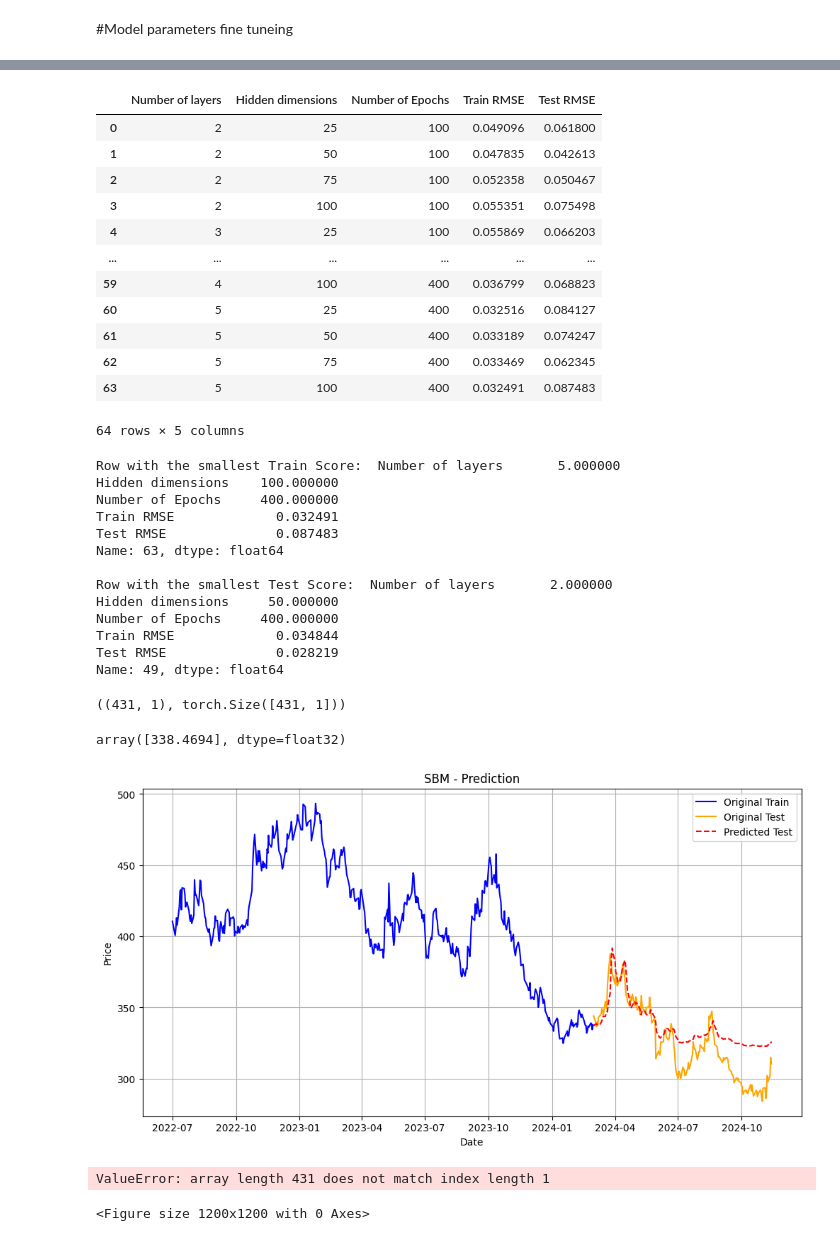
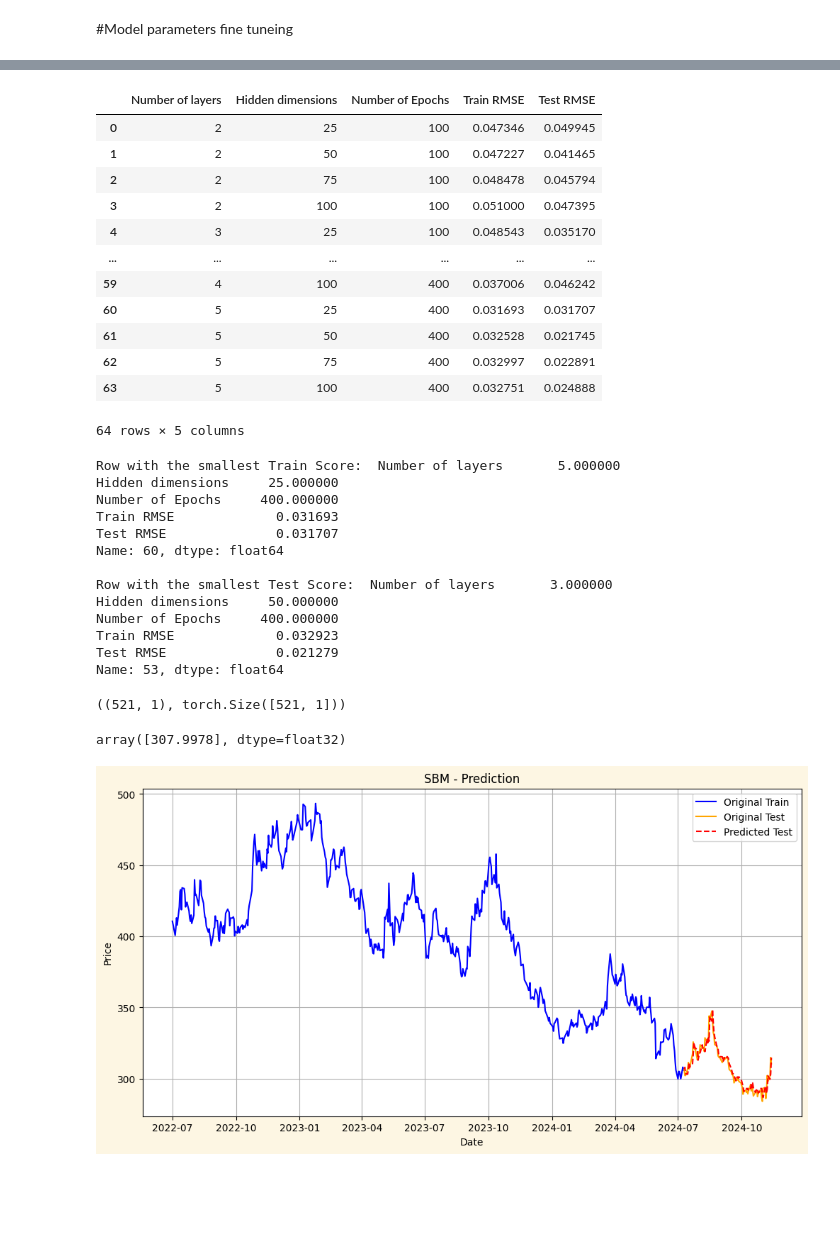
Before and after one commit to suhaodatascichem/Soybean-Meal-price, a Jupyter notebook: Soybean meal.ipynb, the cells around one changed output, grey strips where cells are left out. Drawn from its saved outputs; the diff is of its cells as text; code cells hidden in the pictures; blank space fills up the shorter version.

```diff
--- a/Soybean meal.ipynb
+++ b/Soybean meal.ipynb
@@ -110,7 +110,7 @@ def train_test_prep(series, x_variables, y_variables,  window_size, test_size):
   return [train_x, train_y, test_x, test_y]
 # %%
 ws = 30
-test_size = 180
+test_size = 90
 # %%
 x_train, y_train, x_test, y_test = train_test_prep(df, ["Price"],["Price"], ws,test_size)
 # %%
@@ -314,17 +314,17 @@ summary_df = pd.DataFrame(summary)
 summary_df
 # %% [output]
 |  | Number of layers | Hidden dimensions | Number of Epochs | Train RMSE | Test RMSE |
-| 0 | 2 | 25 | 100 | 0.049096 | 0.061800 |
-| 1 | 2 | 50 | 100 | 0.047835 | 0.042613 |
-| 2 | 2 | 75 | 100 | 0.052358 | 0.050467 |
-| 3 | 2 | 100 | 100 | 0.055351 | 0.075498 |
-| 4 | 3 | 25 | 100 | 0.055869 | 0.066203 |
+| 0 | 2 | 25 | 100 | 0.047346 | 0.049945 |
+| 1 | 2 | 50 | 100 | 0.047227 | 0.041465 |
+| 2 | 2 | 75 | 100 | 0.048478 | 0.045794 |
+| 3 | 2 | 100 | 100 | 0.051000 | 0.047395 |
+| 4 | 3 | 25 | 100 | 0.048543 | 0.035170 |
 | ... | ... | ... | ... | ... | ... |
-| 59 | 4 | 100 | 400 | 0.036799 | 0.068823 |
-| 60 | 5 | 25 | 400 | 0.032516 | 0.084127 |
-| 61 | 5 | 50 | 400 | 0.033189 | 0.074247 |
-| 62 | 5 | 75 | 400 | 0.033469 | 0.062345 |
-| 63 | 5 | 100 | 400 | 0.032491 | 0.087483 |
+| 59 | 4 | 100 | 400 | 0.037006 | 0.046242 |
+| 60 | 5 | 25 | 400 | 0.031693 | 0.031707 |
+| 61 | 5 | 50 | 400 | 0.032528 | 0.021745 |
+| 62 | 5 | 75 | 400 | 0.032997 | 0.022891 |
+| 63 | 5 | 100 | 400 | 0.032751 | 0.024888 |
 64 rows × 5 columns
 # %%
 train_min_idx = summary_df['Train RMSE'].idxmin()
@@ -339,23 +339,23 @@ print("Row with the smallest Train Score: ", train_min_row)
 print("\nRow with the smallest Test Score: ", test_min_row)
 # %% [output]
 Row with the smallest Train Score:  Number of layers       5.000000
-Hidden dimensions    100.000000
+Hidden dimensions     25.000000
 Number of Epochs     400.000000
-Train RMSE             0.032491
-Test RMSE              0.087483
-Name: 63, dtype: float64
+Train RMSE             0.031693
+Test RMSE              0.031707
+Name: 60, dtype: float64
 
-Row with the smallest Test Score:  Number of layers       2.000000
+Row with the smallest Test Score:  Number of layers       3.000000
 Hidden dimensions     50.000000
 Number of Epochs     400.000000
-Train RMSE             0.034844
-Test RMSE              0.028219
-Name: 49, dtype: float64
+Train RMSE             0.032923
+Test RMSE              0.021279
+Name: 53, dtype: float64
 # %%
 #from the above result, choose below parameters as the best
 input_dim = 1
-hidden_dim = 75
-num_layers = 4
+hidden_dim = 50
+num_layers = 3
 output_dim = 1
 num_epochs = 400
 dropout_rate = 0.3
@@ -364,7 +364,7 @@ y_train_pred, y_test_pred = train_model(model, cr, optimizer, x_train_torch, y_t
 # %%
 y_train.shape, y_train_pred.shape
 # %% [output]
-((431, 1), torch.Size([431, 1]))
+((521, 1), torch.Size([521, 1]))
 # %%
 #reverse normalization
 y_train = scaler.inverse_transform(y_train)
@@ -374,7 +374,7 @@ y_test_pred = scaler.inverse_transform(y_test_pred.cpu().detach().numpy())
 # %%
 y_test_pred[1]
 # %% [output]
-array([338.4694], dtype=float32)
+array([307.9978], dtype=float32)
 # %%
 #original_train = pd.DataFrame(y_train)
 #predict_test = pd.DataFrame(y_test_pred)
@@ -382,21 +382,21 @@ array([338.4694], dtype=float32)
 # %%
 train_size = len(y_train)
 test_size = len(y_test)
 # Get the date ranges
-train_dates = df['Date'][:431]
+train_dates = df['Date'][:train_size]
 test_dates = df['Date'][train_size:train_size + test_size]
 
 # Plot
 plt.figure(figsize=(12, 6))
+plt.style.use('default')
 plt.plot(train_dates, y_train, label='Original Train', color = 'blue')
 plt.plot(test_dates, y_test, label='Original Test', color = 'orange')
 plt.plot(test_dates, y_test_pred, label='Predicted Test', linestyle='--', color = 'Red')
-
 plt.xlabel('Date')
 plt.ylabel('Price')
 plt.title('SBM - Prediction')
 plt.legend()
 plt.grid(True)
 plt.show()
 # %% [output]
-[figure, old version]
+[figure, new version]
@@ -427,29 +403 @@ plt.show()
-# %%
-import seaborn as sns
-sns.set_style("darkgrid")
-
-fig = plt.figure(figsize=(12,12))
-fig.subplots_adjust(hspace=0.2, wspace=0.2)
-
-
-ax = sns.lineplot(x = original_train.index, y = original_train.loc[1], label="Data", color='blue')
-#ax = sns.lineplot(x = predict_train.index, y = predict[0], label="LSTM", color='red')
-ax = sns.lineplot(x = original_test.index, y = original_test.loc[1], label="Data", color='yellow')
-ax = sns.lineplot(x = predict_test.index, y = predict_test, label="LSTM", color='green')
-ax.set_title('SBM price', size = 14, fontweight='bold')
-ax.set_xlabel("Days", size = 14)
-ax.set_ylabel("Cost (USD)", size = 14)
-ax.set_xticklabels('', size=10)
-
-
-#plt.subplot(1, 2, 2)
-#ax = sns.lineplot(data=hist, color='royalblue')
-#ax.set_xlabel("Epoch", size = 14)
-#ax.set_ylabel("Loss", size = 14)
-#ax.set_title("Training Loss", size = 14, fontweight='bold')
-#fig.set_figheight(6)
-#fig.set_figwidth(16)
-# %% [output]
-ValueError: array length 431 does not match index length 1
-<Figure size 1200x1200 with 0 Axes>
 # %% [markdown]
```
Also changed, not shown: parts of 10 cells of this notebook.
